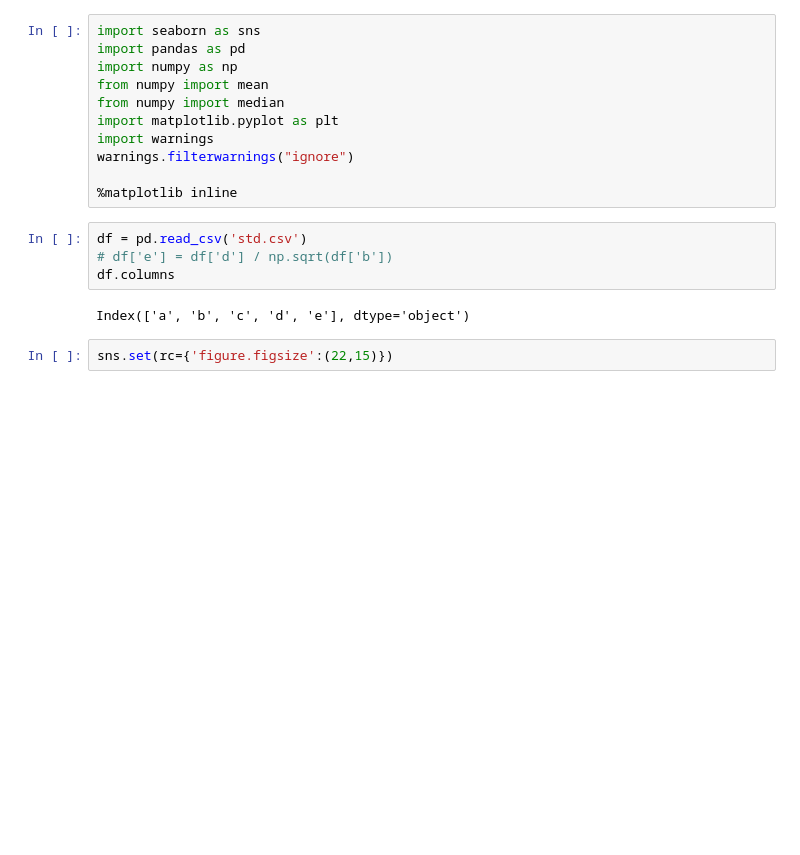
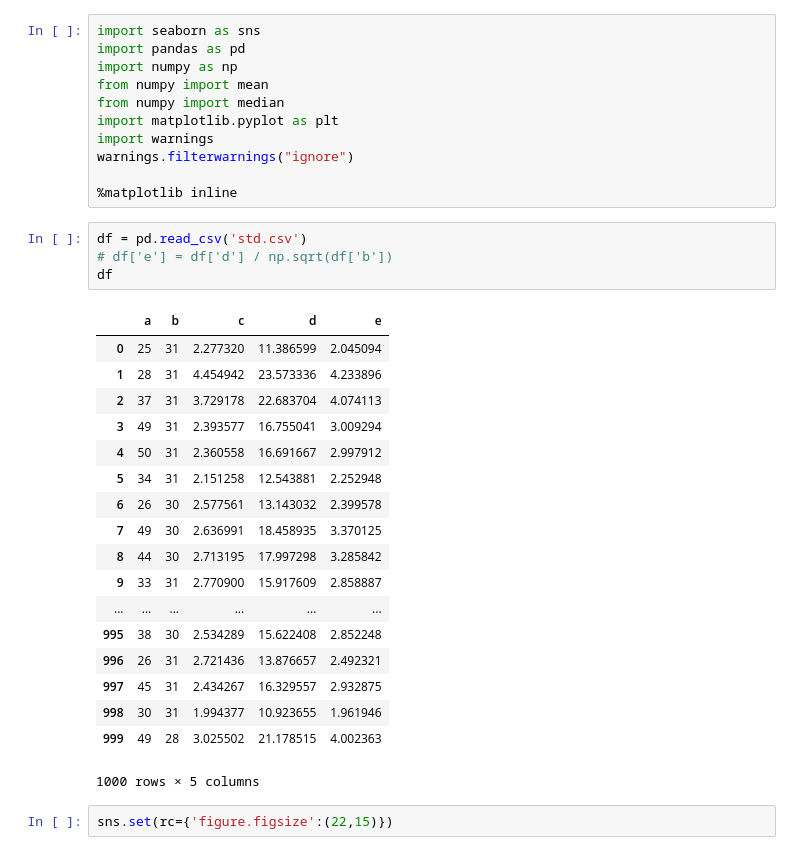
Before and after one commit to suhail511/employee-schedule, a Jupyter notebook: Seaborn Graphs.ipynb, the cells around one changed output. Drawn from its saved outputs; the diff is of its cells as text; blank space fills up the shorter version.

```diff
--- a/Seaborn Graphs.ipynb
+++ b/Seaborn Graphs.ipynb
@@ -12,9 +12,26 @@ warnings.filterwarnings("ignore")
 # %%
 df = pd.read_csv('std.csv')
 # df['e'] = df['d'] / np.sqrt(df['b'])
-df.columns
+df
 # %% [output]
+|  | a | b | c | d | e |
+| 0 | 25 | 31 | 2.277320 | 11.386599 | 2.045094 |
+| 1 | 28 | 31 | 4.454942 | 23.573336 | 4.233896 |
+| 2 | 37 | 31 | 3.729178 | 22.683704 | 4.074113 |
+| 3 | 49 | 31 | 2.393577 | 16.755041 | 3.009294 |
+| 4 | 50 | 31 | 2.360558 | 16.691667 | 2.997912 |
+| 5 | 34 | 31 | 2.151258 | 12.543881 | 2.252948 |
+| 6 | 26 | 30 | 2.577561 | 13.143032 | 2.399578 |
+| 7 | 49 | 30 | 2.636991 | 18.458935 | 3.370125 |
+| 8 | 44 | 30 | 2.713195 | 17.997298 | 3.285842 |
+| 9 | 33 | 31 | 2.770900 | 15.917609 | 2.858887 |
+| ... | ... | ... | ... | ... | ... |
+| 995 | 38 | 30 | 2.534289 | 15.622408 | 2.852248 |
+| 996 | 26 | 31 | 2.721436 | 13.876657 | 2.492321 |
+| 997 | 45 | 31 | 2.434267 | 16.329557 | 2.932875 |
+| 998 | 30 | 31 | 1.994377 | 10.923655 | 1.961946 |
+| 999 | 49 | 28 | 3.025502 | 21.178515 | 4.002363 |
-Index(['a', 'b', 'c', 'd', 'e'], dtype='object')
+1000 rows × 5 columns
 # %%
 sns.set(rc={'figure.figsize':(22,15)})
 # %%
```
Also changed, not shown: parts of 7 cells of this notebook, 5 other files.
